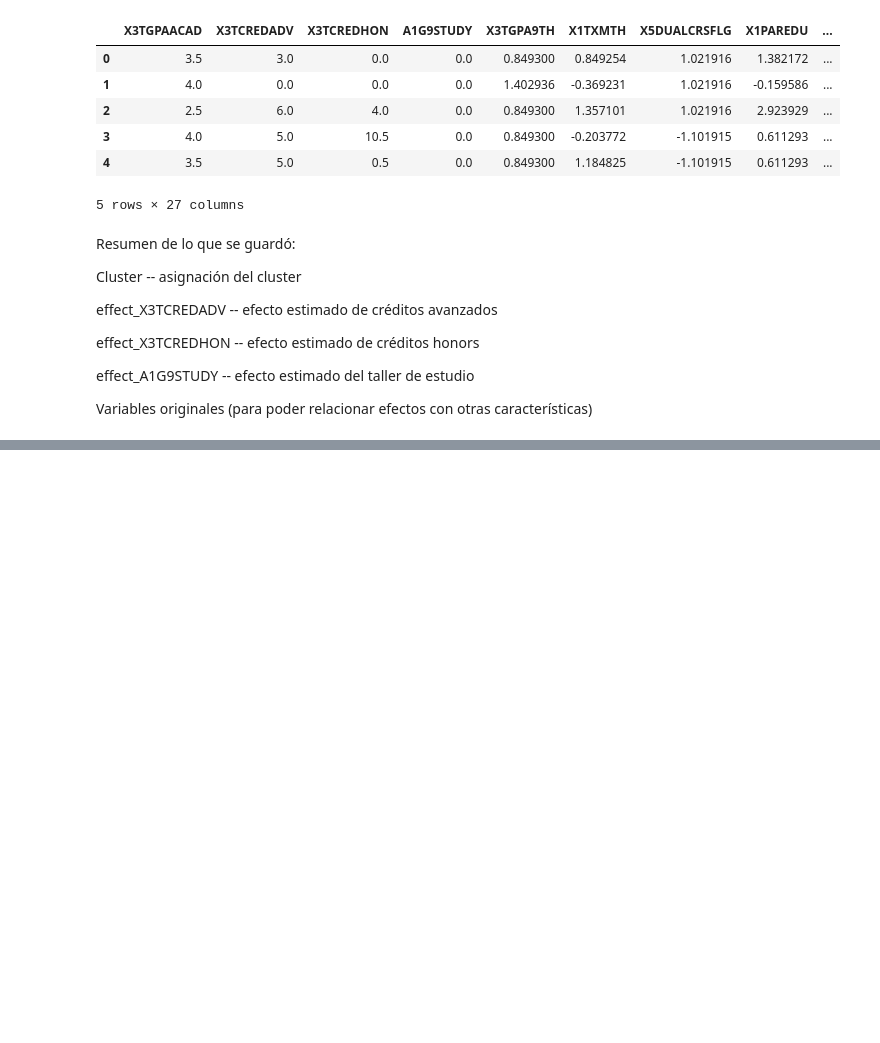
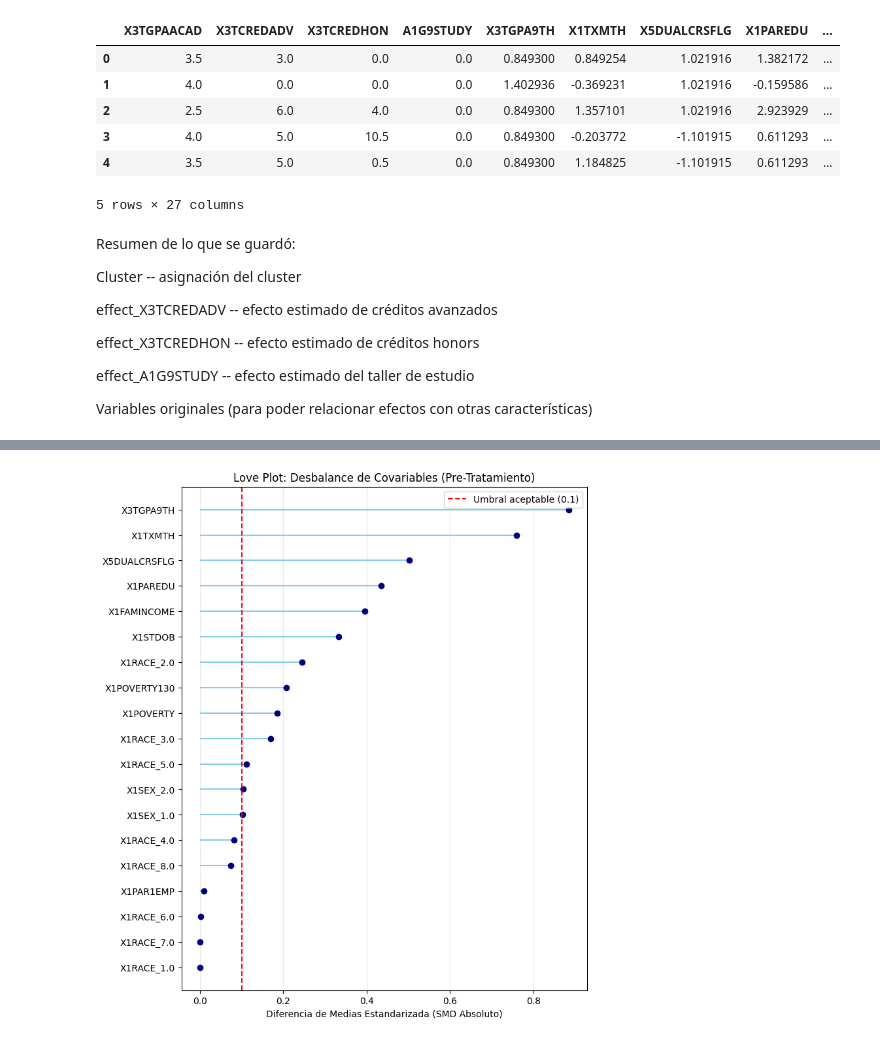
Before and after one commit to ClemoAcevedo/hsls09-causal-impact, a Jupyter notebook: Entrega Final/Entrega_Final_Proyecto_IIC2433.ipynb, the cells around one changed output, grey strips where cells are left out. Cells and saved outputs as stored; diff of their text form; code cells hidden in the pictures; blank space fills up the shorter version.

```diff
--- a/Entrega Final/Entrega_Final_Proyecto_IIC2433.ipynb
+++ b/Entrega Final/Entrega_Final_Proyecto_IIC2433.ipynb
@@ -839,0 +878,37 @@ Variables originales (para poder relacionar efectos con otras características)
+# %%
+def calculate_smd(df, treatment_col, feature_cols):
+    treated = df[df[treatment_col] > 0]
+    control = df[df[treatment_col] == 0]
+
+    smd_data = []
+
+    for feature in feature_cols:
+        mean_t = treated[feature].mean()
+        mean_c = control[feature].mean()
+        var_t = treated[feature].var()
+        var_c = control[feature].var()
+
+        pooled_std = np.sqrt((var_t + var_c) / 2)
+
+        if pooled_std == 0:
+            smd = 0
+        else:
+            smd = abs(mean_t - mean_c) / pooled_std
+
+        smd_data.append({'Variable': feature, 'SMD': smd})
+
+    return pd.DataFrame(smd_data).sort_values(by='SMD', ascending=True)
+
+smd_results = calculate_smd(df_clustered, 'X3TCREDADV', features_X)
+
+plt.figure(figsize=(8, 10))
+plt.hlines(y=smd_results['Variable'], xmin=0, xmax=smd_results['SMD'], color='skyblue')
+plt.plot(smd_results['SMD'], smd_results['Variable'], 'o', color='navy')
+plt.axvline(x=0.1, color='r', linestyle='--', label='Umbral aceptable (0.1)')
+plt.title('Love Plot: Desbalance de Covariables (Pre-Tratamiento)')
+plt.xlabel('Diferencia de Medias Estandarizada (SMD Absoluto)')
+plt.legend()
+plt.grid(axis='x', alpha=0.3)
+plt.show()
+# %% [output]
+[figure, added]
```
Also changed, not shown: parts of 6 cells of this notebook.
